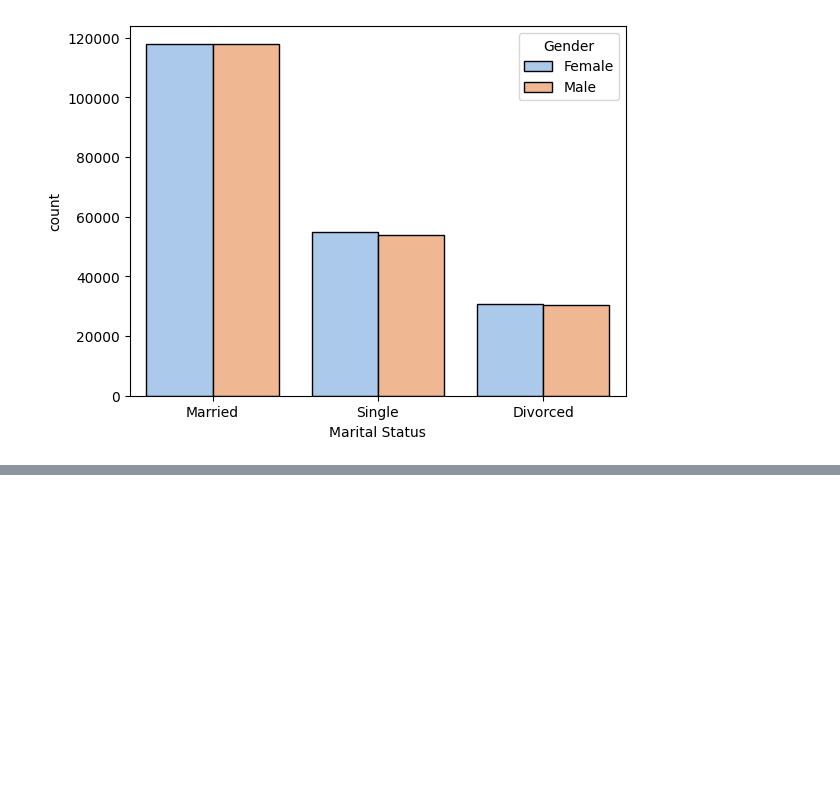
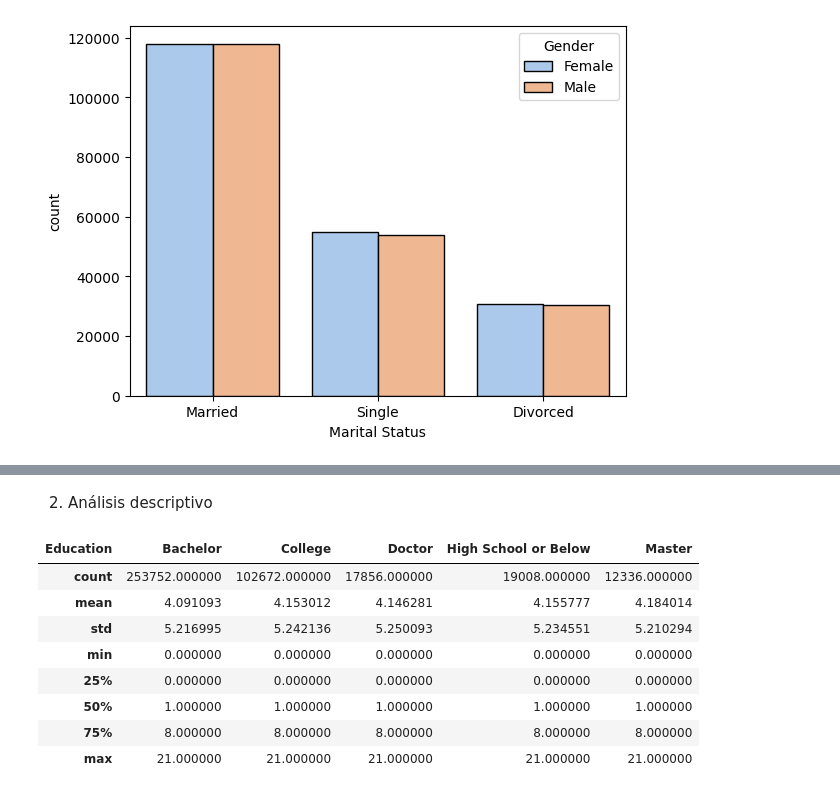
Before and after one commit to Adalab/bda-modulo-3-evaluacion-final-FrancaTortaroloo, a Jupyter notebook: Respuestas.ipynb, the cells around one changed output, grey strips where cells are left out. Drawn from its saved outputs; the diff is of its cells as text; code cells hidden in the pictures; blank space fills up the shorter version.

```diff
--- a/Respuestas.ipynb
+++ b/Respuestas.ipynb
@@ -479,0 +482,5 @@ sns.countplot(x = "Marital Status",
+# %%
+#me quedo sólo con las columnas que necesito
+
+df_nuevo = merge[['Flights Booked', 'Education']]
+df_nuevo
@@ -479,0 +514,15 @@ sns.countplot(x = "Marital Status",
+# %% [markdown]
+2. Análisis descriptivo
+# %%
+df_analisis = df_nuevo.groupby('Education')['Flights Booked'].describe().T
+df_analisis
+# %% [output]
+| Education | Bachelor | College | Doctor | High School or Below | Master |
+| count | 253752.000000 | 102672.000000 | 17856.000000 | 19008.000000 | 12336.000000 |
+| mean | 4.091093 | 4.153012 | 4.146281 | 4.155777 | 4.184014 |
+| std | 5.216995 | 5.242136 | 5.250093 | 5.234551 | 5.210294 |
+| min | 0.000000 | 0.000000 | 0.000000 | 0.000000 | 0.000000 |
+| 25% | 0.000000 | 0.000000 | 0.000000 | 0.000000 | 0.000000 |
+| 50% | 1.000000 | 1.000000 | 1.000000 | 1.000000 | 1.000000 |
+| 75% | 8.000000 | 8.000000 | 8.000000 | 8.000000 | 8.000000 |
+| max | 21.000000 | 21.000000 | 21.000000 | 21.000000 | 21.000000 |
```
Also changed, not shown: parts of 16 cells of this notebook.
